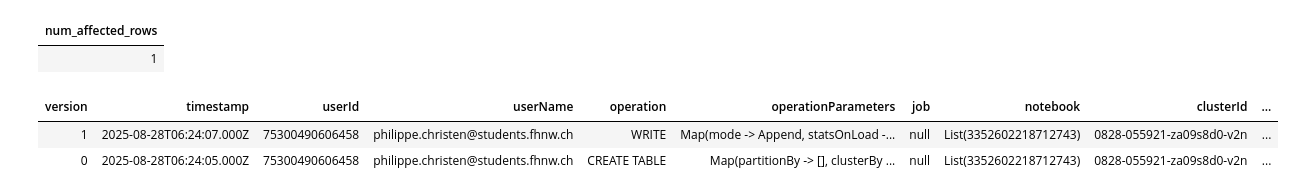
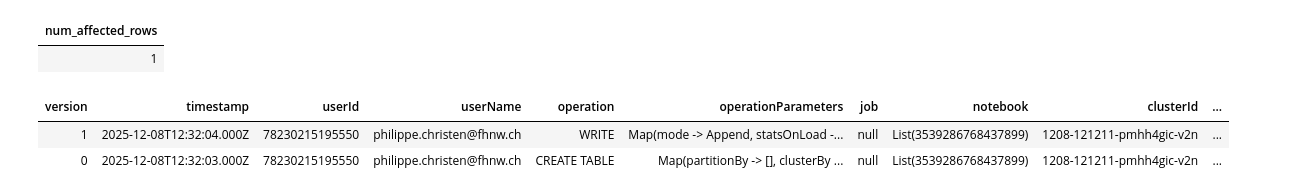
Before and after one commit to philippechr/databricks_lab, a Jupyter notebook: 32_shallow_clone.ipynb, the cells around one changed output. Cells and saved outputs as stored; diff of their text form; code cells hidden in the pictures.

```diff
--- a/32_shallow_clone.ipynb
+++ b/32_shallow_clone.ipynb
@@ -31,10 +34,9 @@ DELETE FROM managed_default_clone WHERE code = 'FR';
 | num_affected_rows |
 | 1 |
 # %%
--- 4) Historie (Transaktionslog) anzeigen
-DESCRIBE HISTORY managed_default_clone;
+-- 4.1) Historie (Transaktionslog) anzeigen
 DESCRIBE HISTORY managed_default;
 # %% [output]
 | version | timestamp | userId | userName | operation | operationParameters | job | notebook | clusterId | ... |
-| 1 | 2025-08-28T06:24:07.000Z | 75300490606458 | philippe.christen@students.fhnw.ch | WRITE | Map(mode -> Append, statsOnLoad -... | null | List(3352602218712743) | 0828-055921-za09s8d0-v2n | ... |
-| 0 | 2025-08-28T06:24:05.000Z | 75300490606458 | philippe.christen@students.fhnw.ch | CREATE TABLE | Map(partitionBy -> [], clusterBy ... | null | List(3352602218712743) | 0828-055921-za09s8d0-v2n | ... |
+| 1 | 2025-12-08T12:32:04.000Z | 78230215195550 | philippe.christen@fhnw.ch | WRITE | Map(mode -> Append, statsOnLoad -... | null | List(3539286768437899) | 1208-121211-pmhh4gic-v2n | ... |
+| 0 | 2025-12-08T12:32:03.000Z | 78230215195550 | philippe.christen@fhnw.ch | CREATE TABLE | Map(partitionBy -> [], clusterBy ... | null | List(3539286768437899) | 1208-121211-pmhh4gic-v2n | ... |
```
Also changed, not shown: parts of 6 cells of this notebook, 1 other file.
